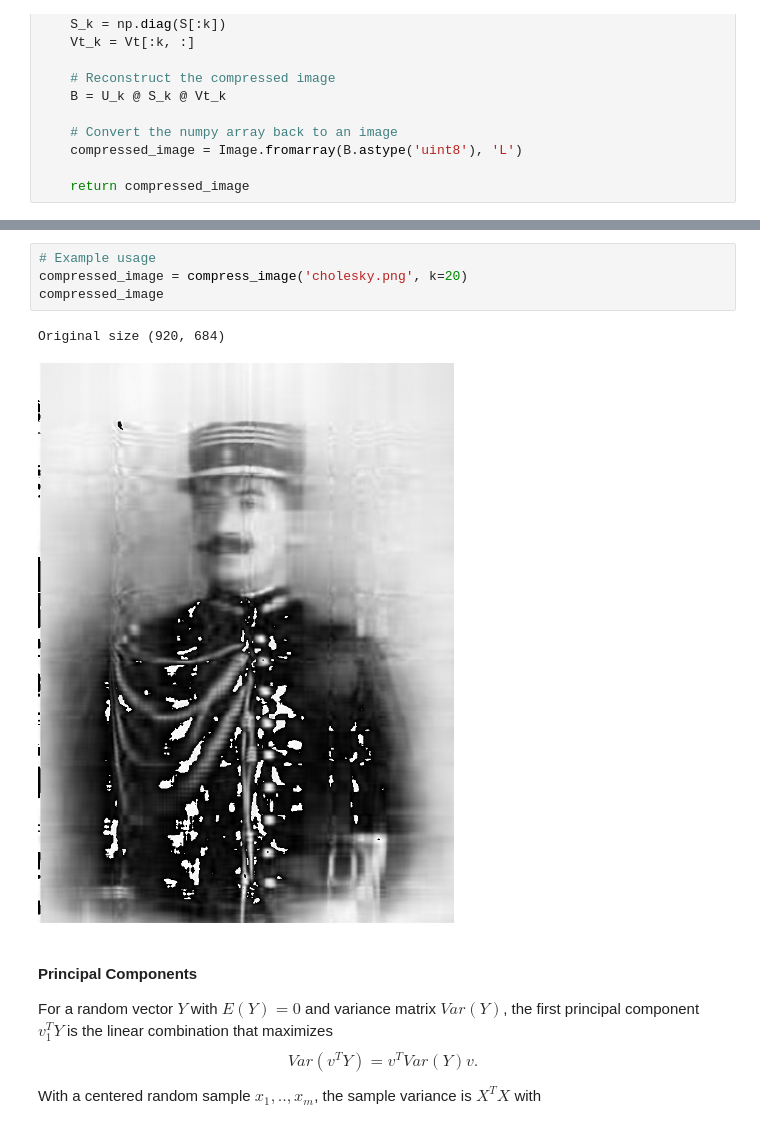
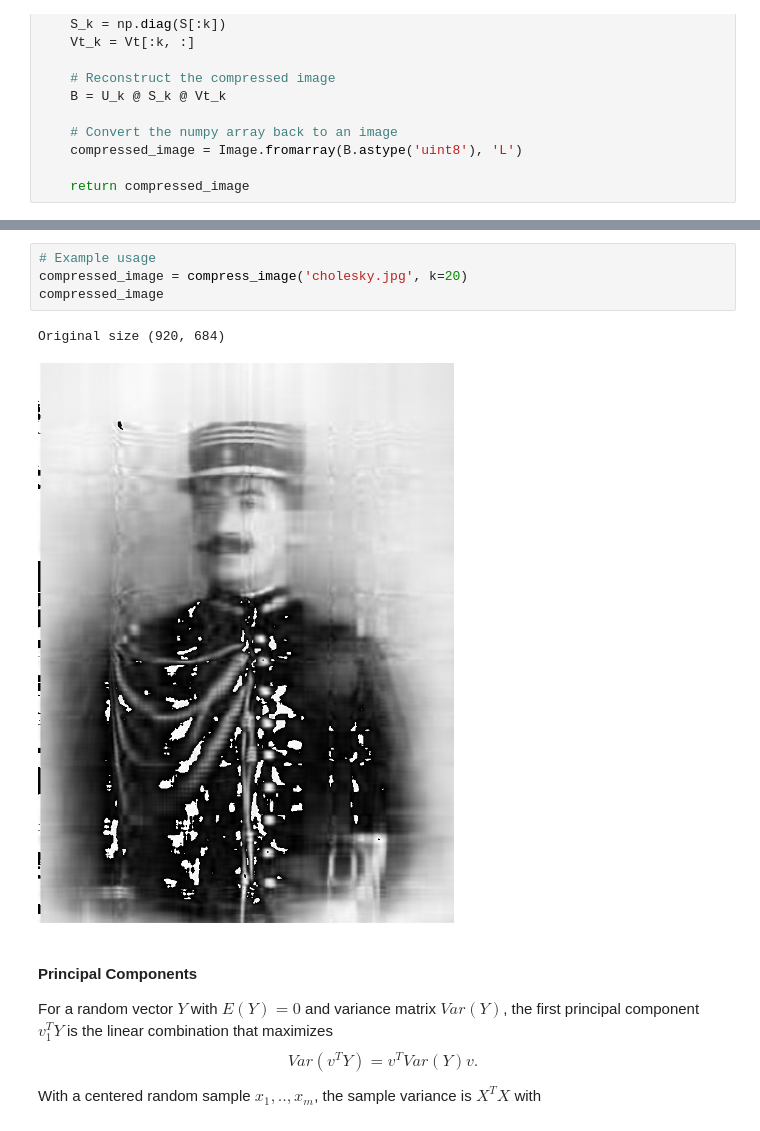
Before and after one commit to feizhe/STAT_207, a Jupyter notebook: Notes/6.SVD.ipynb, the cells around one changed output, grey strips where cells are left out. Saved outputs shown, nothing was run; the diff lists cells and outputs as text.

```diff
--- a/Notes/6.SVD.ipynb
+++ b/Notes/6.SVD.ipynb
@@ -172,10 +173,10 @@ FileNotFoundError: [Errno 2] No such file or directory: 'cholesky.png'
 # %%
 # Example usage
-compressed_image = compress_image('cholesky.png', k=20)
+compressed_image = compress_image('cholesky.jpg', k=20)
 compressed_image
 # %% [output]
 Original size (920, 684)
-[figure, old version]
+[figure, new version]
 # %% [markdown]
 #### Principal Components
 
```
Also changed, not shown: parts of 1 cell of this notebook, 4 other files.
